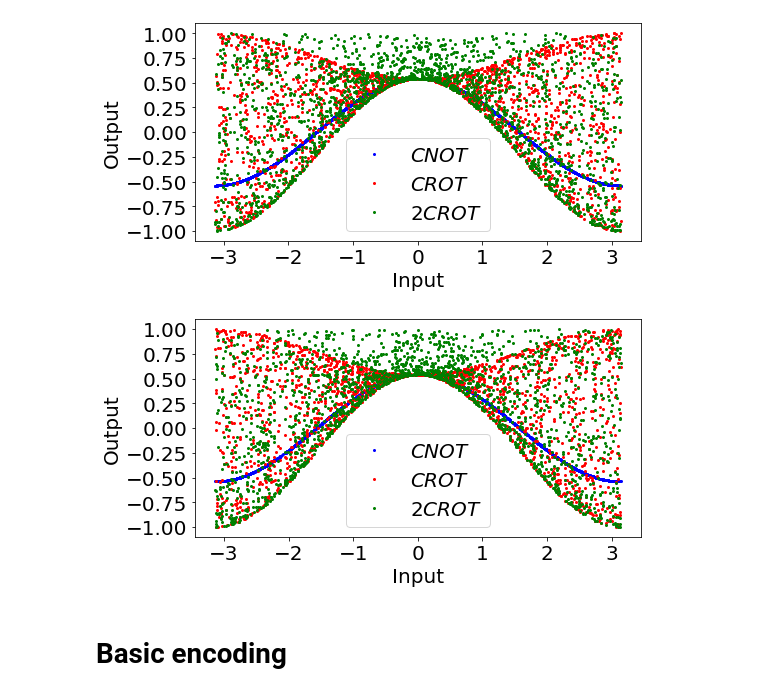
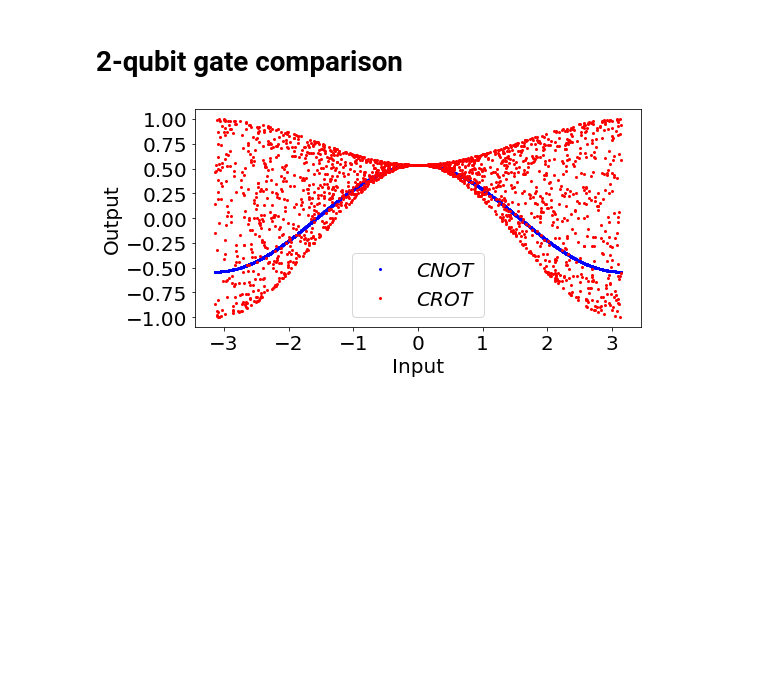
Before and after one commit to chuchengc/QMLP, a Jupyter notebook: nonlinear.ipynb, the cells around one changed output. Cells and saved outputs as stored; diff of their text form; code cells hidden in the pictures; blank space fills up the shorter version.

```diff
--- a/nonlinear.ipynb
+++ b/nonlinear.ipynb
@@ -169,3 +147,5 @@ WARNING:matplotlib.font_manager:findfont: Font family ['Times New Roman'] not fo
+# %% [markdown]
+# 2-qubit gate comparison
 # %%
 n_qubits = 2
 dev = qml.device("default.qubit", wires=n_qubits)
@@ -186,63 +166,35 @@ def qnode1(inputs, w):
     return (qml.expval(qml.PauliZ(1)))
 
 
-@qml.qnode(dev)
-def qnode2(inputs, w, w1):
-    qml.RX(inputs, wires=0)
-    qml.RX(1, wires=1)
-    qml.CRX(w, wires=[0, 1])
-    qml.CRX(w1, wires=[1, 0])
-    qml.CRX(w, wires=[0, 1])
-    qml.CRX(w1, wires=[1, 0])
-    return (qml.expval(qml.PauliZ(1)))
-
-
-
 init_input = (np.random.random(2000) * 2 - 1) * math.pi
 cnot_input = np.zeros(2000)
 w = (np.random.random(2000) * 2 - 1) * math.pi
 w1 = (np.random.random(2000) * 2 - 1) * math.pi
 crx_input = np.zeros(2000)
-crx_2input = np.zeros(2000)
 for i in range(len(init_input)):
     x1 = qnode(init_input[i])
     cnot_input[i] = x1
     x1 = qnode1(init_input[i], w[i])
     crx_input[i] = x1
-    x1 = qnode2(init_input[i], w[i], w1[i])
-    crx_2input[i] = x1
 
 
 a = init_input.reshape(2000, 1)
 b = cnot_input.reshape(2000, 1)
-c = crx_input.reshape(2000, 1)
-
 
 final = np.concatenate((a,b),axis=1)
 final = np.concatenate((final,c),axis=1)
 
 
-# final = final.reshape(100, 6)
-
-data_df = pd.DataFrame(final)
-writer = pd.ExcelWriter('cn.xlsx')  #关键2，创建名称为hhh的excel表格
-data_df.to_excel(writer,'page_1',float_format='%.9f')
-writer.save()
-
 plt.figure(figsize=(8,4))
 plt.plot(init_input, cnot_input, 'o',color='b', markersize=2, label="$CNOT$")
 plt.plot(init_input, crx_input, 'o',color='r', markersize=2, label="$CROT$")
-plt.plot(init_input, crx_2input, 'o',color='g', markersize=2, label="$2CROT$")
 
 plt.xlabel('Input', size = 20)
 plt.ylabel('Output', size = 20)
 plt.yticks(fontproperties = 'Times New Roman', size = 20)
 plt.xticks(fontproperties = 'Times New Roman', size = 20)
 plt.legend(prop={'size': 20})
 plt.savefig('ruu_cnot_crot_cmp.pdf', bbox_inches='tight')
 plt.show()
 # %% [output]
-[figure, old version]
+[figure, new version]
-[figure, removed]
-# %% [markdown]
-# Basic encoding
```
Also changed, not shown: parts of 8 cells of this notebook.
